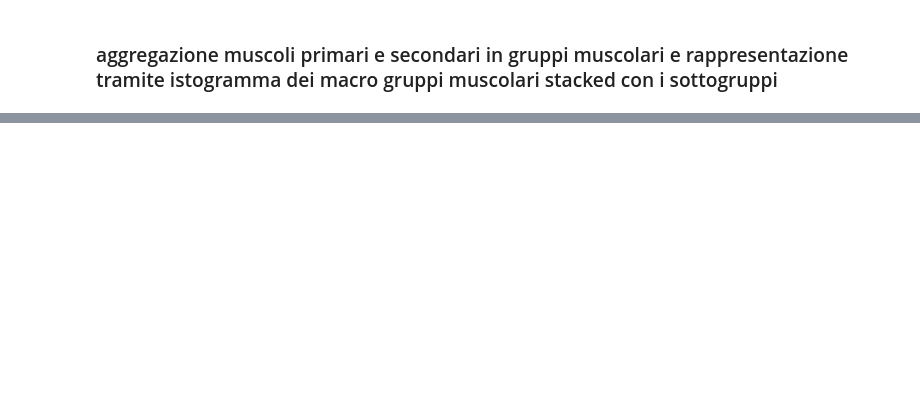
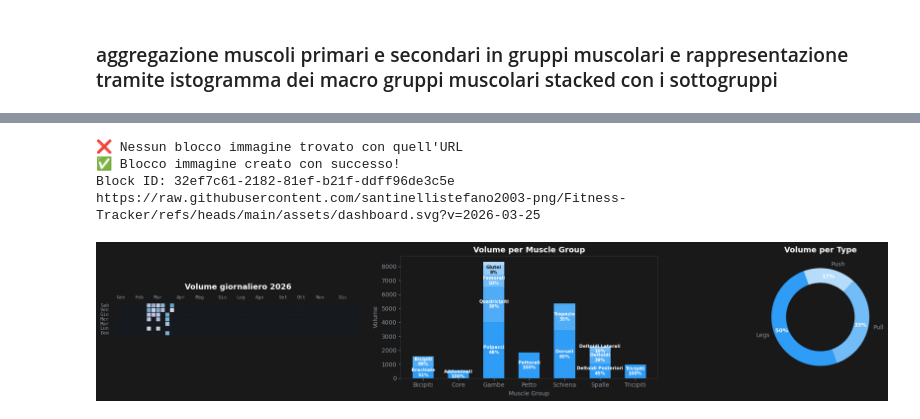
Before and after one commit to santinellistefano2003-png/Fitness-Tracker, a Jupyter notebook: Dashboard Workout.ipynb, the cells around one changed output, grey strips where cells are left out. Drawn from its saved outputs; the diff is of its cells as text; code cells hidden in the pictures; blank space fills up the shorter version.

```diff
--- a/Dashboard Workout.ipynb
+++ b/Dashboard Workout.ipynb
@@ -379,0 +412,21 @@ plt.show()
+# %%
+# update_image_block(pie)
+# update_image_block(heatmap)
+# update_image_block(hist)
+update_image_block('https://raw.githubusercontent.com/santinellistefano2003-png/Fitness-Tracker/refs/heads/main/assets/dashboard.svg')
+# %% [output]
+❌ Nessun blocco immagine trovato con quell'URL
+✅ Blocco immagine creato con successo!
+Block ID: 32ef7c61-2182-81ef-b21f-ddff96de3c5e
+https://raw.githubusercontent.com/santinellistefano2003-png/Fitness-Tracker/refs/heads/main/assets/dashboard.svg?v=2026-03-25
+# %%
+fig, (ax1, ax2, ax3) = plt.subplots(1, 3, figsize=(20, 3.8))
+fig.patch.set_facecolor('#191919')
+draw_grafico1(ax1, df)
+draw_grafico2(ax2, df)
+draw_grafico3(ax3, df)
+plt.tight_layout()
+plt.savefig('assets/dashboard.svg', bbox_inches='tight', facecolor='#191919')
+plt.show()
+# %% [output]
+[figure, added]
```
Also changed, not shown: parts of 7 cells of this notebook, 4 other files.
